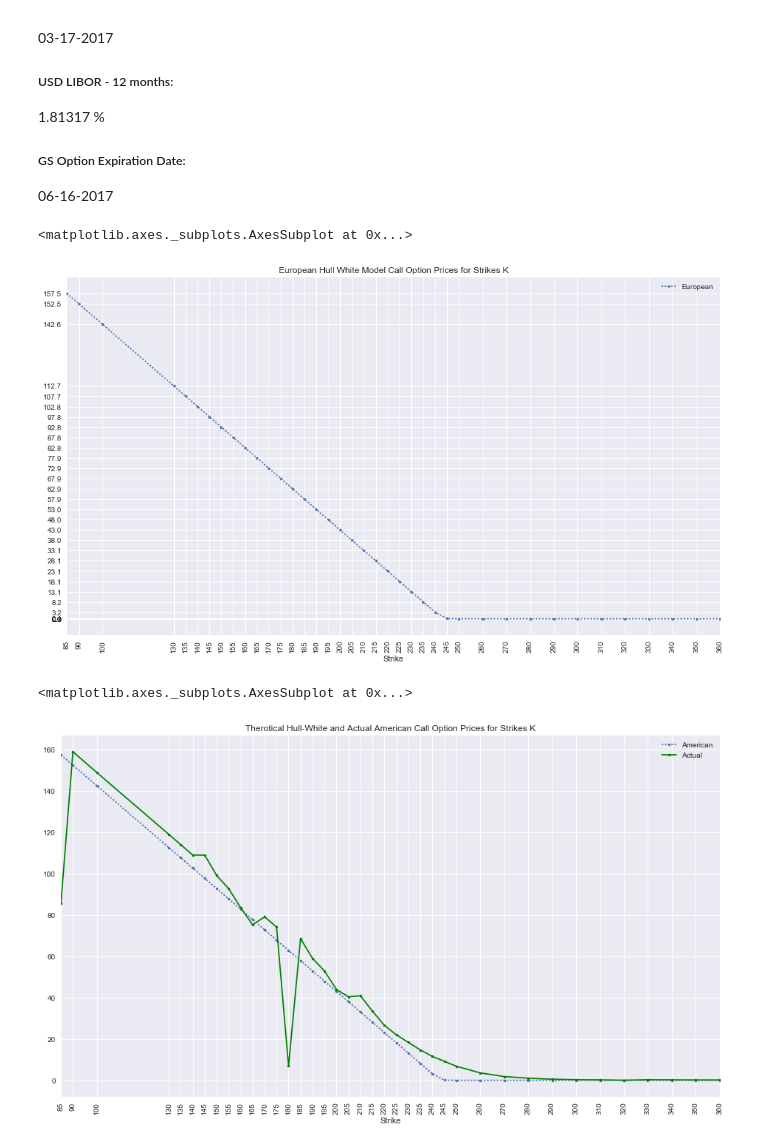
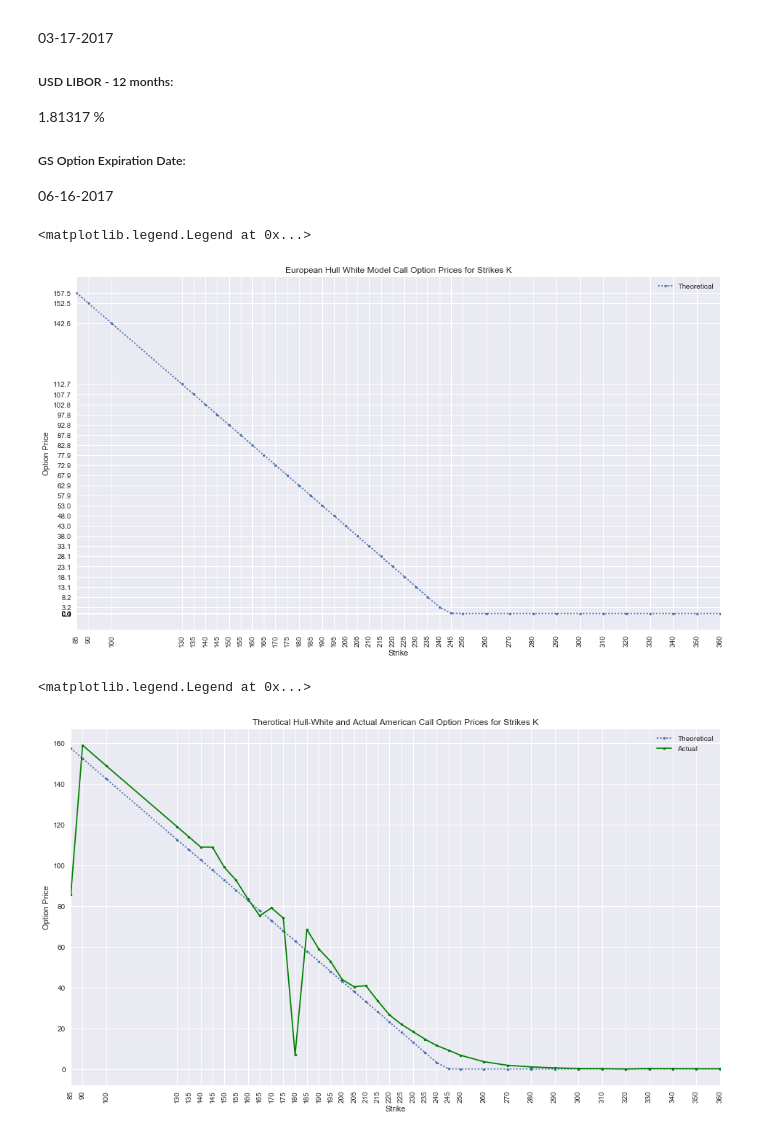
Before and after one commit to lerms/math485-mathematical-finance, a Jupyter notebook: p1/src/model_calibration.ipynb, the cells around one changed output. Drawn from its saved outputs; the diff is of its cells as text; code cells hidden in the pictures.

Commit message:
added axis labels, legend for lines

```diff
--- a/p1/src/model_calibration.ipynb
+++ b/p1/src/model_calibration.ipynb
@@ -66,7 +66,7 @@ for k in gs_calls['Strike']:
 call_df = pd.DataFrame(call_results, columns=['Strike', 'American', 'European'])
 call_df['Actual'] = gs_calls['Last Price']
 # %%
-call_df[['Strike','European']].plot(x='Strike',
+ax = call_df[['Strike','European']].plot(x='Strike',
                                     y='European',
                                     title='European Hull White Model Call Option Prices for Strikes K',
                                     figsize=(16,9),
@@ -76,21 +76,25 @@ call_df[['Strike','European']].plot(x='Strike',
                                     rot=90,
                                     style=[':'],
                                     marker='.')
+ax.set_ylabel('Option Price')
+ax.legend(['Theoretical'])
 # %% [output]
-<matplotlib.axes._subplots.AxesSubplot at 0x...>
+<matplotlib.legend.Legend at 0x...>
-[figure, old version]
+[figure, new version]
 # %%
-call_df[['Strike','American', 'Actual']].plot(x='Strike',
+ax = call_df[['Strike','American', 'Actual']].plot(x='Strike',
                                               title='Therotical Hull-White and Actual American Call Option Prices for Strikes K',
                                               figsize=(16,9),
                                               xticks=call_df['Strike'],
                                               kind='line',
                                               rot=90,
                                               style=[':', '-g'],
                                               marker='.')
+ax.set_ylabel('Option Price')
+ax.legend(['Theoretical', 'Actual'])
 # %% [output]
-<matplotlib.axes._subplots.AxesSubplot at 0x...>
+<matplotlib.legend.Legend at 0x...>
-[figure, old version]
+[figure, new version]
 # %%
 gs_puts = pd.read_csv('dataset/gs-puts.csv')
 put_results = []
```
Also changed, not shown: parts of 2 cells of this notebook.
